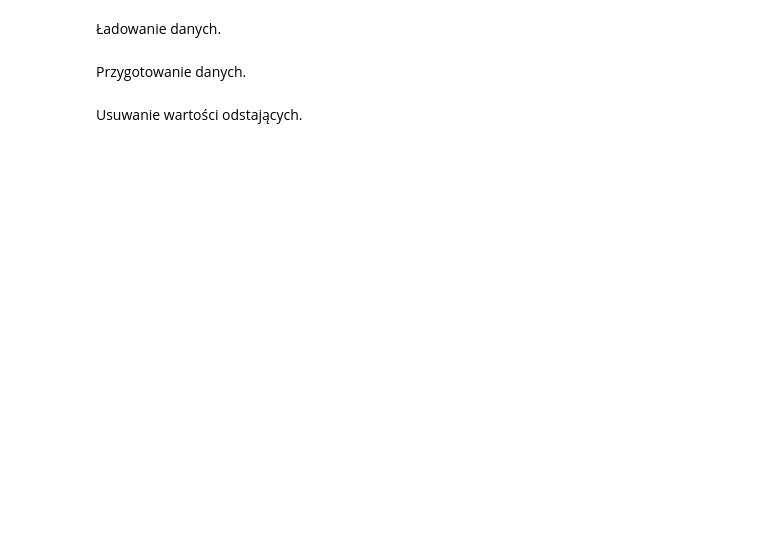
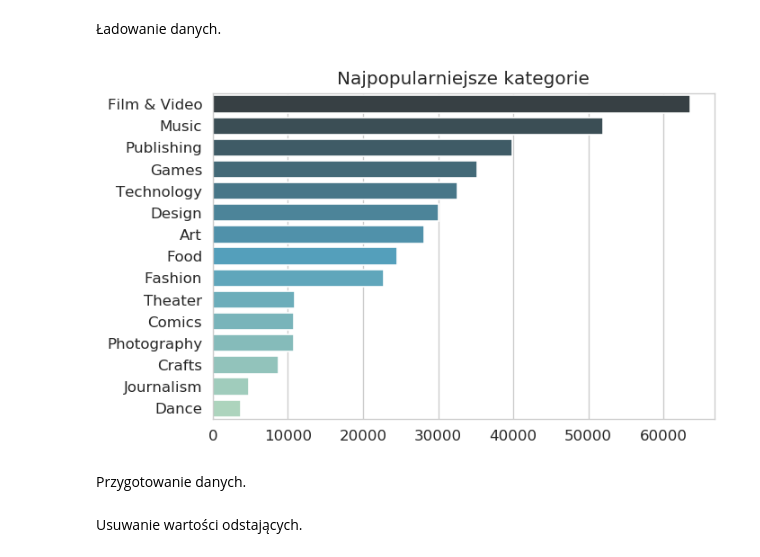
Before and after one commit to infoshareacademy/jdsz2-apacze, a Jupyter notebook: project_ML_kicstarter/Projekt ML.ipynb, the cells around one changed output. Cells and saved outputs as stored; diff of their text form; code cells hidden in the pictures; blank space fills up the shorter version.

```diff
--- a/project_ML_kicstarter/Projekt ML.ipynb
+++ b/project_ML_kicstarter/Projekt ML.ipynb
@@ -37,6 +37,21 @@ from IPython.core.display import HTML
 # %%
 pd.set_option('display.max_columns', 12)
 df = pd.read_csv('ks-projects-201801.csv')
+# %%
+sns.set_style('whitegrid')
+mains = df.main_category.value_counts().head(15)
+
+x = mains.values
+y = mains.index
+
+fig = plt.figure(dpi=120)
+ax = fig.add_subplot(111)
+ax = sns.barplot(y=y, x=x, orient='h', palette="GnBu_d")
+
+plt.title('Najpopularniejsze kategorie')
+plt.show()
+# %% [output]
+[figure, added]
 # %% [markdown]
 Przygotowanie danych.
 # %%
```
Also changed, not shown: parts of 2 cells of this notebook, 2 other files.
